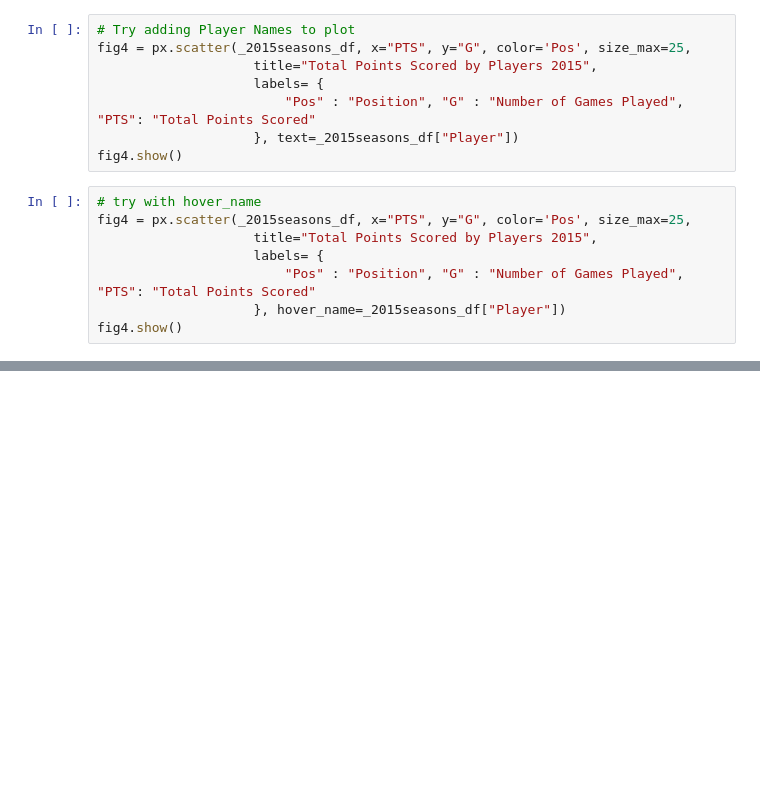
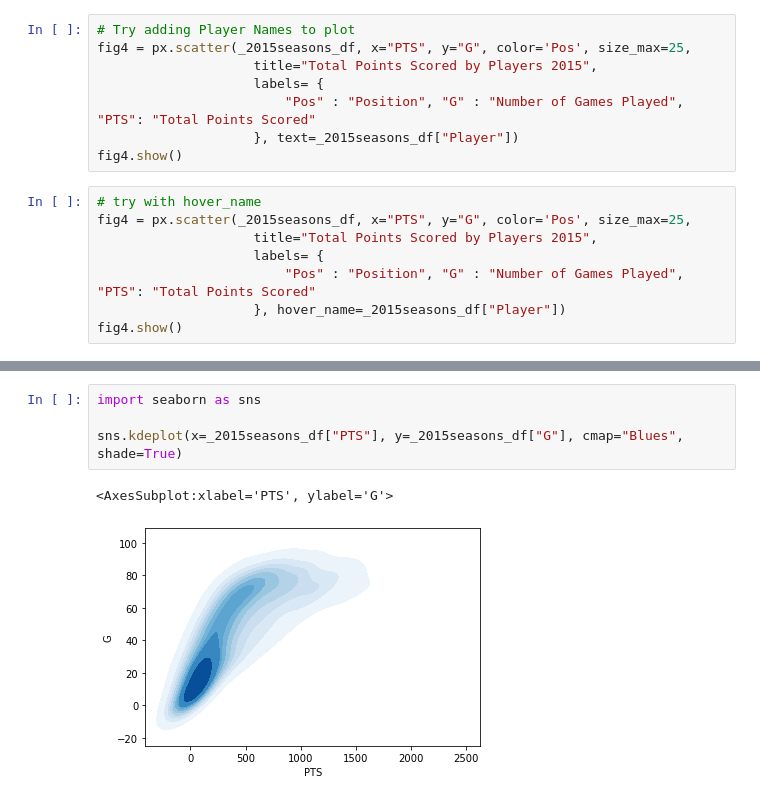
Before and after one commit to sdivakarla/Basketball, a Jupyter notebook: highestscorer.ipynb, the cells around one changed output, grey strips where cells are left out. Drawn from its saved outputs; the diff is of its cells as text; blank space fills up the shorter version.

```diff
--- a/highestscorer.ipynb
+++ b/highestscorer.ipynb
@@ -158,0 +166,7 @@ fig4.show()
+# %%
+import seaborn as sns
+
+sns.kdeplot(x=_2015seasons_df["PTS"], y=_2015seasons_df["G"], cmap="Blues", shade=True)
+# %% [output]
+<AxesSubplot:xlabel='PTS', ylabel='G'>
+[figure, added]
```
Also changed, not shown: parts of 5 cells of this notebook, 2 other files.
